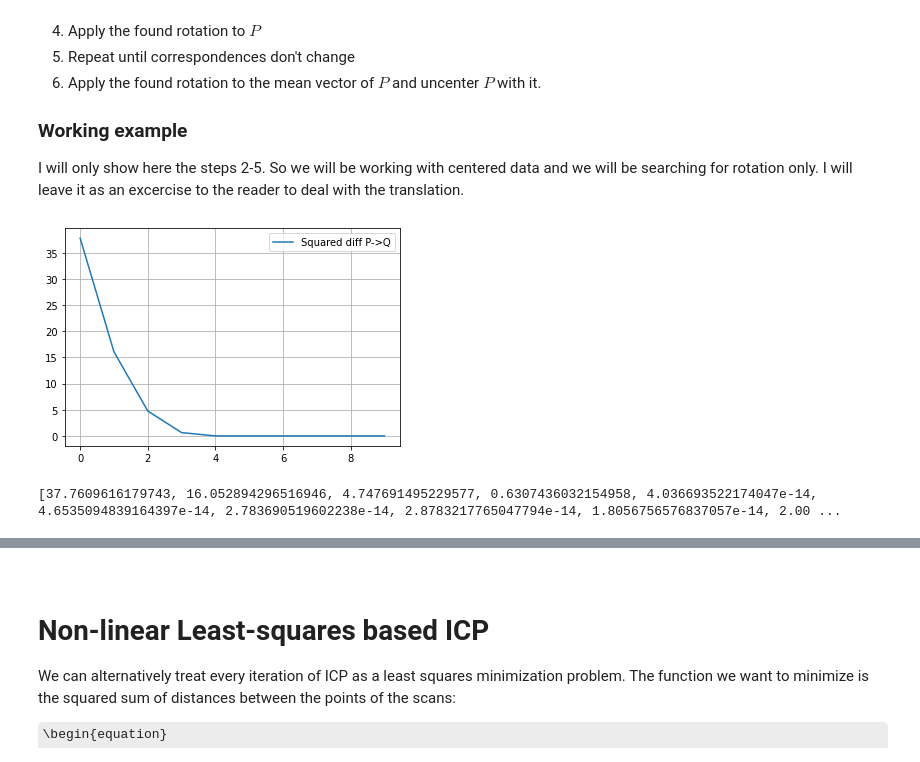
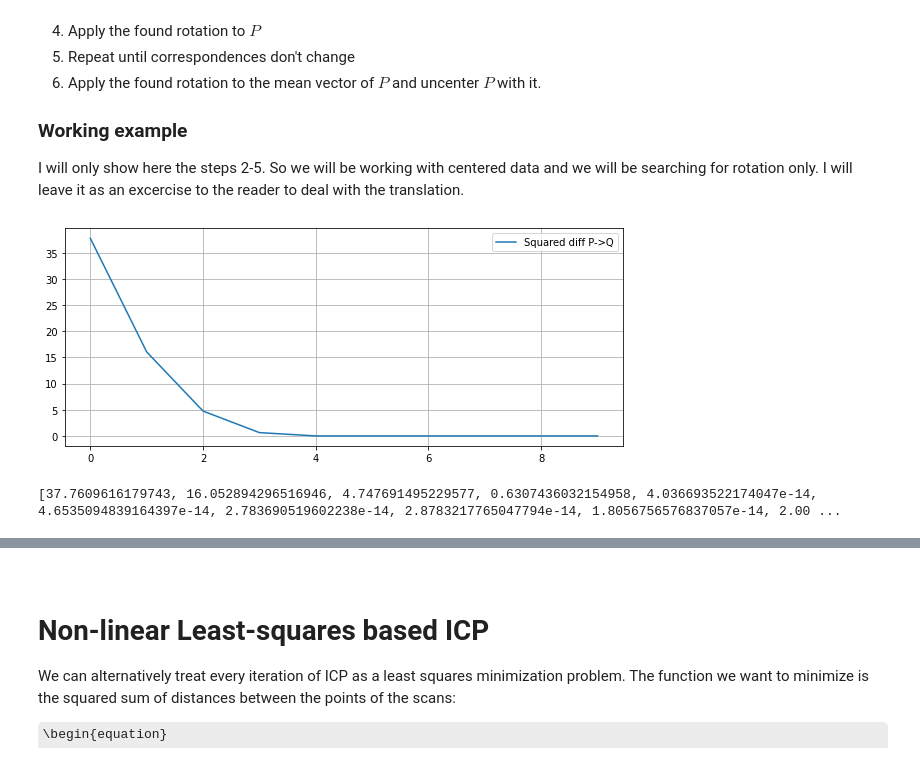
Before and after one commit to niosus/notebooks, a Jupyter notebook: icp.ipynb, the cells around one changed output, grey strips where cells are left out. Saved outputs shown, nothing was run; the diff lists cells and outputs as text; code cells hidden in the pictures; some formulas as TeX source.

```diff
--- a/icp.ipynb
+++ b/icp.ipynb
@@ -21,7 +21,7 @@ from IPython.display import display, Math, Latex, Markdown, HTML
 ### The way we will plot the data
 # %%
 def plot_data(data_1, data_2, label_1, label_2):
-    fig = plt.figure()
+    fig = plt.figure(figsize=(10, 6))
     ax = fig.add_subplot(111)
     ax.axis('equal')
     x_p, y_p = data_1
@@ -32,17 +32,20 @@ def plot_data(data_1, data_2, label_1, label_2):
     return ax
 
 def plot_values(values, label):
-    plt.plot(values, label=label)
-    plt.legend()
-    plt.grid(True)
+    fig = plt.figure(figsize=(10, 4))
+    ax = fig.add_subplot(111)
+    ax.plot(values, label=label)
+    ax.legend()
+    ax.grid(True)
     plt.show()
 
 def animate_results(P_values, Q, corresp_values, xlim, ylim):
     """A function used to animate the iterative processes we use."""
-    fig, anim_ax = plt.subplots()
+    fig = plt.figure(figsize=(10, 6))
+    anim_ax = fig.add_subplot(111)
+    anim_ax.set(xlim=xlim, ylim=ylim)
+    anim_ax.set_aspect('equal')
     plt.close()
-    anim_ax.set_xlim(xlim)
-    anim_ax.set_ylim(ylim)
     x_q, y_q = Q
     # draw initial correspondeces
     corresp_lines = []
@@ -201,12 +204,13 @@ plt.show()
 # %% [markdown]
 ### Compute cross covariance
 # %%
-def compute_cross_covariance(P, Q, correspondences):
+def compute_cross_covariance(P, Q, correspondences, kernel=lambda p, q: 1.0):
     cov = np.zeros((2, 2))
     for i, j in correspondences:
         p_point = P[:, [i]]
         q_point = Q[:, [j]]
-        cov += q_point.dot(p_point.T)
+        weight = kernel(p_point, q_point)
+        cov += weight * q_point.dot(p_point.T)
     return cov
 
 cov = compute_cross_covariance(P_centered, Q_centered, correspondences)
@@ -253,32 +257,32 @@ If we would know the correct correspondences from the start, we would be able to
 ### Working example
 I will only show here the steps 2-5. So we will be working with centered data and we will be searching for rotation only. I will leave it as an excercise to the reader to deal with the translation.
 # %%
-def icp_svd_rotation(P, Q, corresp, iterations=10):
+def icp_svd_rotation(P, Q, corresp, iterations=10, kernel=lambda p, q: 1.0):
     R = np.array([[1, 0],
                   [0, 1]])
     norm_values = []
     R_values = [R.copy()]  # Initial value for rotation.
     P_values = [P.copy()]
     P_copy = P.copy()
     corresp_values = []
     for i in range(iterations):
         correspondences = get_correspondence_indices(P_copy, Q)
         corresp_values.append(correspondences)
         norm_values.append(np.linalg.norm(P_copy - Q))
-        cov = compute_cross_covariance(P_copy, Q, correspondences)
+        cov = compute_cross_covariance(P_copy, Q, correspondences, kernel)
         U, S, V_T = np.linalg.svd(cov)
         R = U.dot(V_T)
         R_values.append(R.copy())
         P_copy = R.dot(P_copy)
         P_values.append(P_copy)
     corresp_values.append(corresp_values[-1])
     return P_values, norm_values, corresp_values
 
 
 P_values, norm_values, corresp_values = icp_svd_rotation(P_centered, Q_centered, correspondences)
 plot_values(norm_values, label="Squared diff P->Q")
 print(norm_values)
 # %% [output]
-[figure, old version]
+[figure, new version]
 [37.7609616179743, 16.052894296516946, 4.747691495229577, 0.6307436032154958, 4.036693522174047e-14, 4.6535094839164397e-14, 2.783690519602238e-14, 2.8783217765047794e-14, 1.8056756576837057e-14, 2.00 ...
 # %%
```
Also changed, not shown: parts of 21 cells of this notebook.
